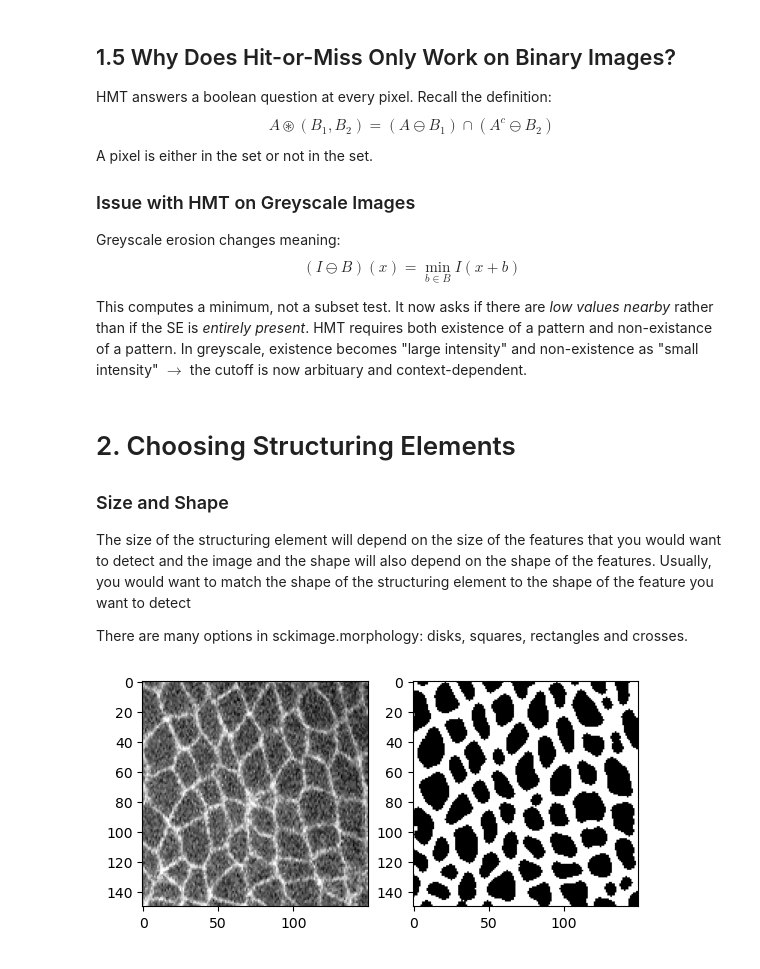
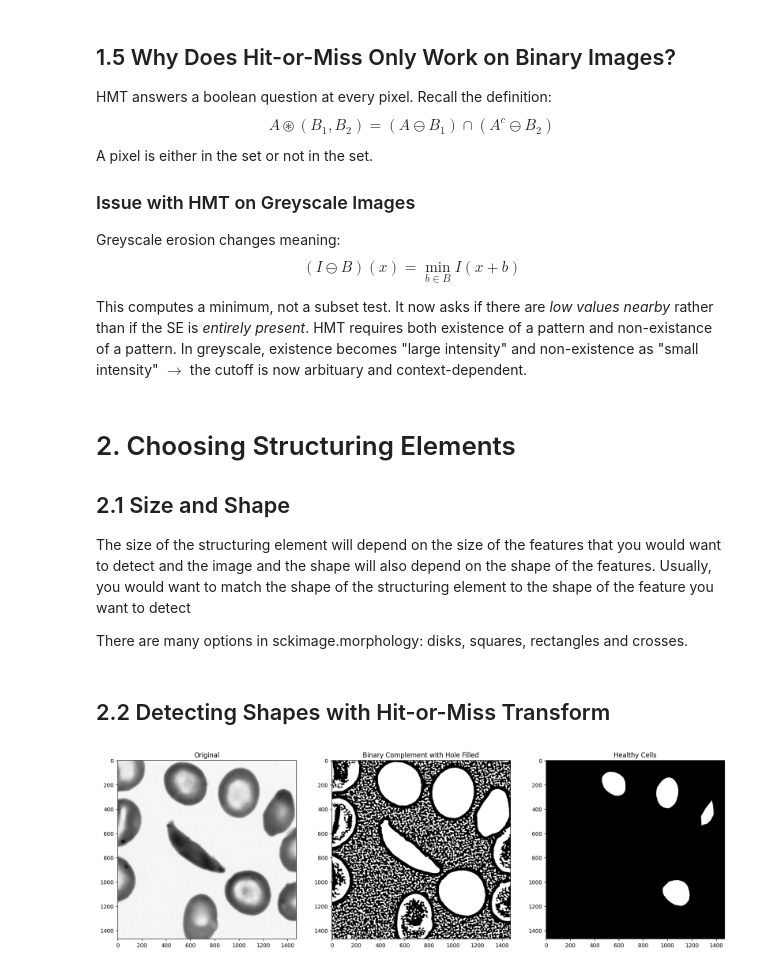
Before and after one commit to zionnpark/BME1462-group-project, a Jupyter notebook: presentation/morphological_processing_ii_student.ipynb, the cells around one changed output. Drawn from its saved outputs; the diff is of its cells as text; code cells hidden in the pictures.

```diff
--- a/presentation/morphological_processing_ii_student.ipynb
+++ b/presentation/morphological_processing_ii_student.ipynb
@@ -184,7 +168,7 @@ from scipy import ndimage
 # %% [markdown]
 # 2. Choosing Structuring Elements
 
-### Size and Shape
+## 2.1 Size and Shape
 The size of the structuring element will depend on the size of the features that you would want to detect and the image and the shape will also depend on the shape of the features. Usually, you would want to match the shape of the structuring element to the shape of the feature you want to detect
 
 There are many options in sckimage.morphology: disks, squares, rectangles and crosses.
@@ -199,10 +183,13 @@ mask = img_rescaled >= filters.threshold_local(
 
 mask_closed = morphology.binary_closing(mask, morphology.disk(3))
 
-fig, axs = plt.subplots(1, 2)
-axs[0].imshow(img, cmap='Greys_r')
-axs[1].imshow(mask_closed, cmap='binary_r')
-plt.show()
+small_square = morphology.footprint_rectangle((3,3))
+mid_square = morphology.footprint_rectangle((5,5))
+large_square = morphology.footprint_rectangle((7,7))
+
+# TODO: Try HMT with different sizes
+
+img_small_square = binary_hit_or_miss(~mask_closed, small_square)
+img_mid_square =
+img_large_square =
-# %% [output]
-[figure, removed]
 # %%
@@ -237 +213,3 @@ axs[4].imshow(~img_large_square, cmap='binary_r')
 plt.show()
+# %% [markdown]
+## 2.2 Detecting Shapes with Hit-or-Miss Transform
@@ -237,0 +245,25 @@ plt.show()
+# %%
+# detecting the healthy cells
+se_disk = morphology.disk(80)
+sample_img_complement = 1 - mask_closed_invert_filled
+
+foreground = binary_erosion(mask_closed_invert_filled, se_disk)
+background_complement = binary_erosion(sample_img_complement, morphology.footprint_rectangle((51,51)))
+background = 1 - background_complement
+
+obj = foreground & background
+
+fig, axs = plt.subplots(1, 3)
+fig.set_size_inches(20,20)
+
+axs[0].set_title("Original")
+axs[0].imshow(sample_img, cmap='Greys_r')
+
+axs[1].set_title("Binary Complement with Hole Filled")
+axs[1].imshow(mask_closed_invert_filled, cmap='binary_r')
+
+axs[2].set_title("Healthy Cells")
+axs[2].imshow(obj, cmap='binary_r')
+plt.show()
+# %% [output]
+[figure, added]
```
Also changed, not shown: parts of 34 cells of this notebook, 4 other files.
